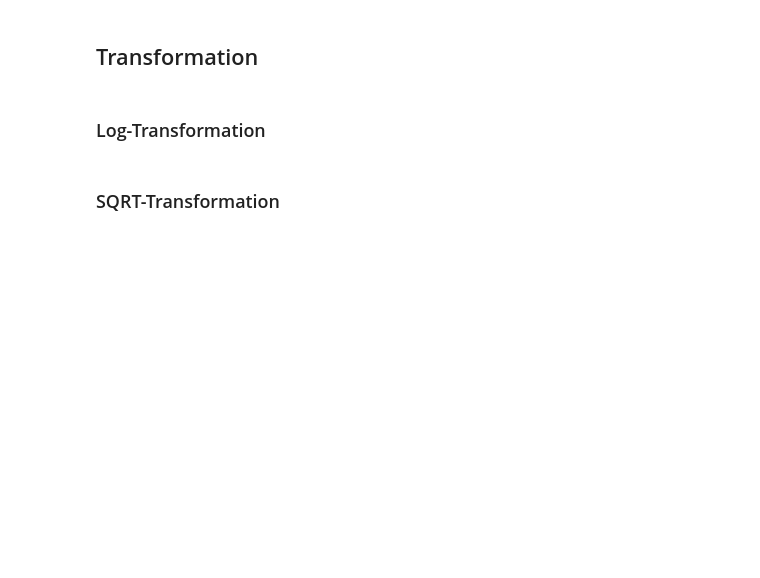
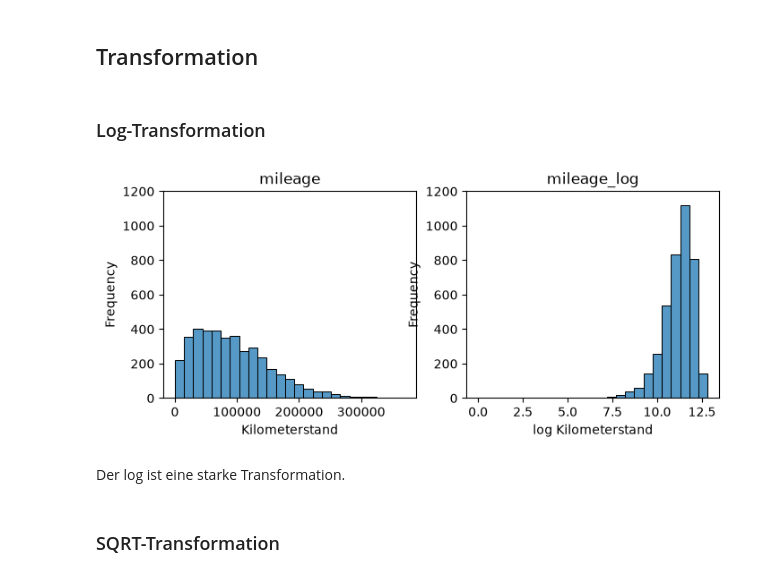
Before and after one commit to Ruzica12344/python_data_preparation, a Jupyter notebook: advanced_data_preparation_car_data.ipynb, the cells around one changed output. Cells and saved outputs as stored; diff of their text form; code cells hidden in the pictures; blank space fills up the shorter version.

```diff
--- a/advanced_data_preparation_car_data.ipynb
+++ b/advanced_data_preparation_car_data.ipynb
@@ -559,15 +638,23 @@ Höhe der Balken	bis ca. 400
 #### scikit-learn version
 # %%
 # Z-score Normalization of the variable 'mileage' (scikit-learn version)
+from sklearn.preprocessing import StandardScaler
+scaler = StandardScaler()
+
 
 
 # Fit the scaler and transform the variable
 # (note the double brackets: scikit-learn expects a 2D input)
+df['mileage_scaled_z_scikit'] =scaler.fit_transform(df[['mileage']]).ravel()
 
 
 # Note: pandas .std() divides by n-1, StandardScaler divides by n,
 # so the results differ slightly
-
+print(np.allclose(df['mileage_scaled_z_scikit'],
+                  df['mileage_scaled_z']))
+#ergibt false, weil scikit und pandas unterschiedlich rechnen pandas .std() divides by n-1, StandardScaler divides by n
 
 # Check against the by-hand formula with the standard deviation
 # divided by n (ddof=0)
+z_ddof0 = (df['mileage'] - df['mileage'].mean()) / df['mileage'].std(ddof=0)
+print(np.allclose(z_ddof0, df['mileage_scaled_z_scikit']))
@@ -577,15 +667,37 @@ Höhe der Balken	bis ca. 400
 ### Log-Transformation
 # %%
 # Log-Transformation of the variable 'mileage'
+df['mileage_log'] = np.log(df['mileage'])
 
 
 # Histogram of the variable 'mileage' and 'mileage_log'
+plt.figure(figsize=(8, 3))   #das kommt dann aber nur beim ersten histogramm
+plt.subplot(1, 2, 1) #heisst-> 1= es soll eine Reihe geben, 2= in dieser Reihe soll es 2 Grafiken geben, 1= jetzt zeichne ich die erste (links).
+sns.histplot(data=df, x='mileage', bins=25)
+plt.title('mileage')
+plt.xlabel('Kilometerstand')
+plt.ylabel('Frequency')
+plt.ylim(0, 1200) #setze die höhe der Y Achse fest. muss dann bei beiden stehen
+
+plt.subplot(1, 2, 2) #heisst-> 1= es soll eine Reihe geben, 2= in dieser Reihe soll es 2 Grafiken geben, 1= jetzt zeichne ich die erste (links).
+sns.histplot(data=df, x='mileage_log', bins=25)
+plt.title('mileage_log')
+plt.xlabel('log Kilometerstand')
+plt.ylabel('Frequency')
+plt.ylim(0, 1200) #setze die höhe der Y Achse fest. muss dann bei beiden stehen
+
+plt.show()
+
 
 
 # Set the y-axis range for each subplot and add labels
 
 
 # Display the plot
+# %% [output]
+[figure, added]
+# %% [markdown]
+Der log ist eine starke Transformation.
 # %% [markdown]
 ### SQRT-Transformation
 # %%
```
Also changed, not shown: parts of 18 cells of this notebook.
